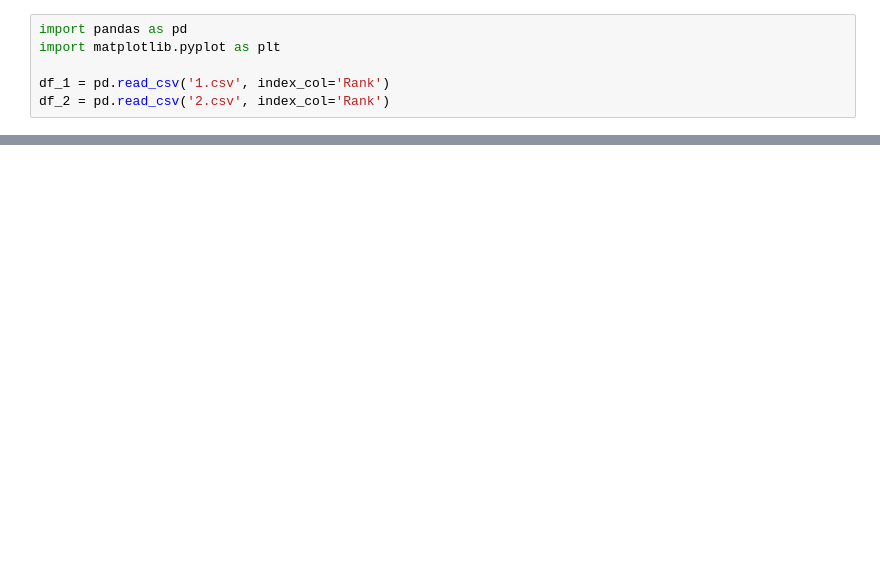
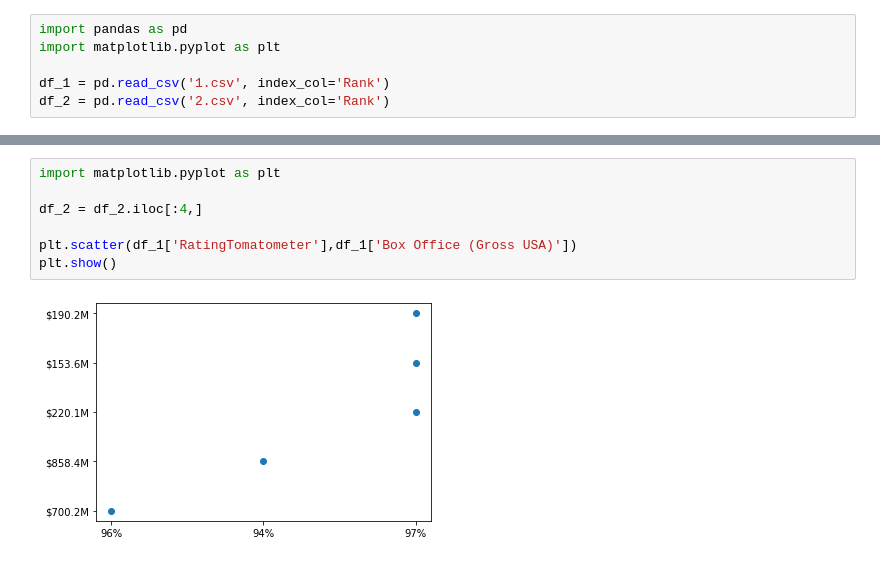
Before and after one commit to ziweek/rotten_tomatoes, a Jupyter notebook: al.ipynb, the cells around one changed output, grey strips where cells are left out. Drawn from its saved outputs; the diff is of its cells as text; blank space fills up the shorter version.

```diff
--- a/al.ipynb
+++ b/al.ipynb
@@ -16,0 +27,9 @@ df_1
+# %%
+import matplotlib.pyplot as plt
+
+df_2 = df_2.iloc[:4,]
+
+plt.scatter(df_1['RatingTomatometer'],df_1['Box Office (Gross USA)'])
+plt.show()
+# %% [output]
+[figure, added]
```
Also changed, not shown: parts of 2 cells of this notebook, 19 other files.
